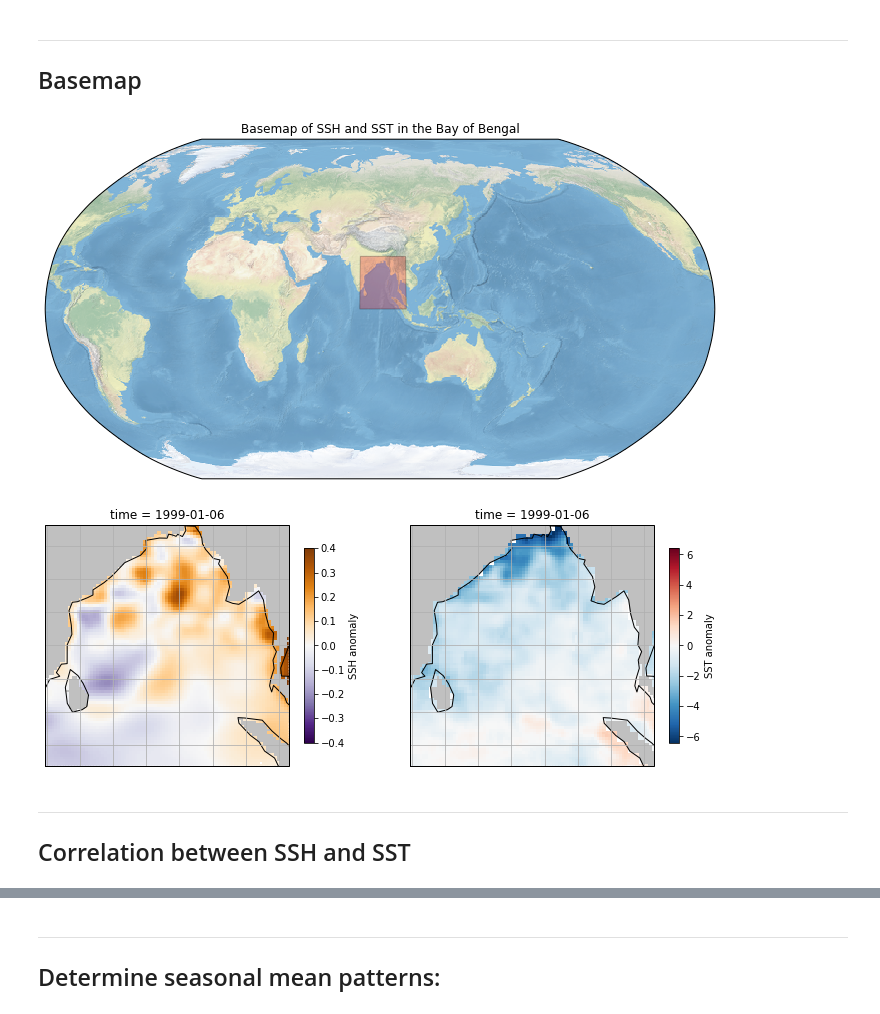
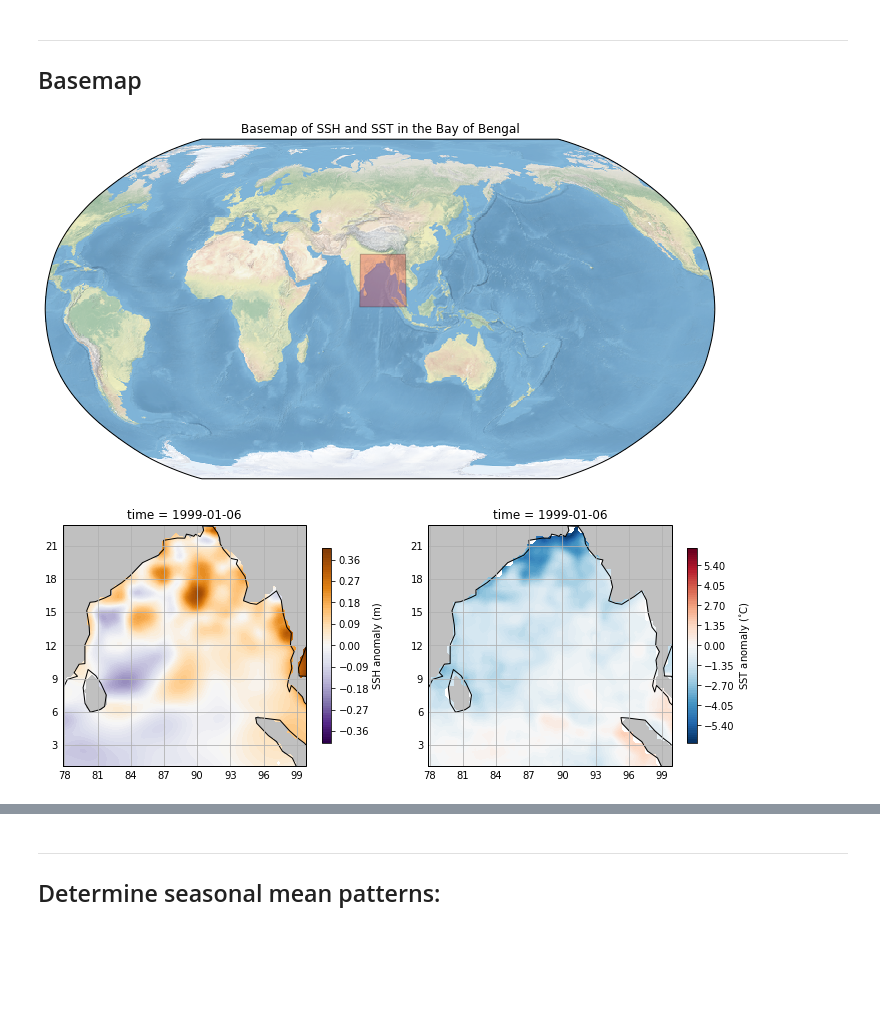
Before and after one commit to shannonbohman/Final-Project, a Jupyter notebook: Final-Project.ipynb, the cells around one changed output, grey strips where cells are left out. Cells and saved outputs as stored; diff of their text form; code cells hidden in the pictures; blank space fills up the shorter version.

```diff
--- a/Final-Project.ipynb
+++ b/Final-Project.ipynb
@@ -82,45 +54,52 @@ import matplotlib.patches as mpatches
 
 extent = [np.min(ds.longitude),np.max(ds.longitude),np.min(ds.latitude),np.max(ds.latitude)]
 central_lon = np.mean(extent[:2])
 central_lat = np.mean(extent[2:])
 
 fig0 = plt.figure(figsize=(12,12))
 
 ax0 = fig0.add_subplot(111,projection=ccrs.Robinson(central_longitude=central_lon))
 ax0.stock_img()
-ax0.add_patch(mpatches.Rectangle(xy=[78, 0], width=25, height=25,
+ax0.add_patch(mpatches.Rectangle(xy=[78, 1], width=25, height=25,
                                     facecolor='red',
                                     edgecolor='k',
                                     alpha=0.25,
                                     transform=ccrs.PlateCarree()))
 ax0.set_title('Basemap of SSH and SST in the Bay of Bengal')
 
 fig1 = plt.figure(figsize=(12,12))
 
 ax1 = fig1.add_subplot(121,projection=ccrs.PlateCarree())
 ax1.set_extent(extent)
 ax1.coastlines()
-ax1.gridlines()
-anom(ds.zo).isel(time=0).plot(ax=ax1,
-                              transform=ccrs.PlateCarree(),
-                              cmap='PuOr_r',
-                              cbar_kwargs={'shrink': 0.3,'label':'SSH anomaly'})
+gl1 = ax1.gridlines()
+gl1.xlabels_top = False
+gl1.xlabels_bottom = True
+gl1.ylabels_right = False
+gl1.ylabels_left =True
+anom(ds.zo).isel(time=0).plot.contourf(ax=ax1,
+                                       transform=ccrs.PlateCarree(),
+                                       cmap='PuOr_r',
+                                       cbar_kwargs={'shrink': 0.3,'label':'SSH anomaly (m)'},
+                                       levels=100)
 ax1.add_feature(cartopy.feature.LAND,color='#C0C0C0',edgecolor='k',linewidth=10)
 
 ax2 = fig1.add_subplot(122,projection=ccrs.PlateCarree())
 ax2.set_extent(extent)
 ax2.coastlines()
-ax2.gridlines()
-anom(ds.to).isel(time=0).plot(ax=ax2,
-                              transform=ccrs.PlateCarree(),
-                              cmap='RdBu_r',
-                              cbar_kwargs={'shrink': 0.3,'label':'SST anomaly'})
+gl = ax2.gridlines()
+gl.xlabels_top = False
+gl.xlabels_bottom = True
+gl.ylabels_right = False
+gl.ylabels_left =True
+anom(ds.to).isel(time=0).plot.contourf(ax=ax2,
+                                       transform=ccrs.PlateCarree(),
+                                       cmap='RdBu_r',
+                                       cbar_kwargs={'shrink': 0.3,'label':r'SST anomaly ($^{\circ}$C)'},
+                                       levels=100)
 ax2.add_feature(cartopy.feature.LAND,color='#C0C0C0',edgecolor='k')
 
 plt.show()
 # %% [output]
 [figure]
-[figure, old version]
+[figure, new version]
-# %% [markdown]
-______
-## Correlation between SSH and SST
```
Also changed, not shown: parts of 22 cells of this notebook.
